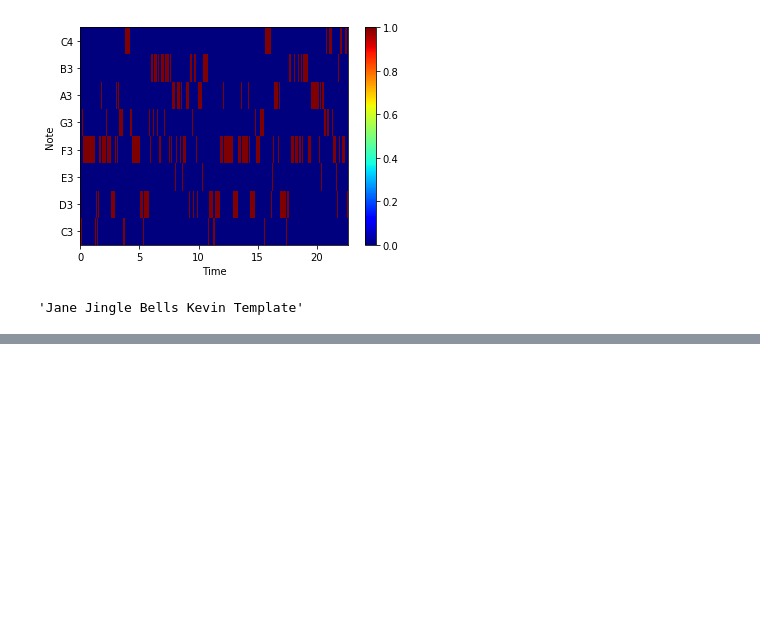
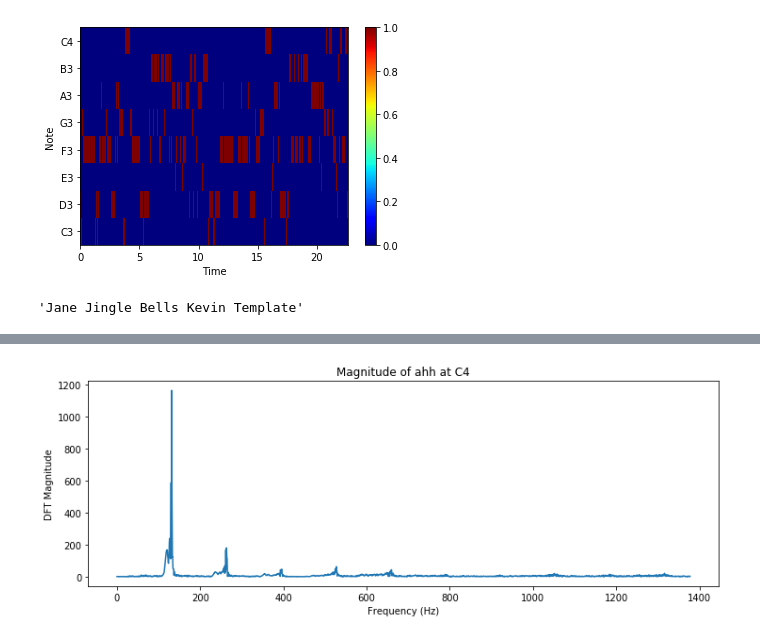
Before and after one commit to GabeQ/MusicStems, a Jupyter notebook: musicStemsFinalProj.ipynb, the cells around one changed output, grey strips where cells are left out. Saved outputs shown, nothing was run; the diff lists cells and outputs as text; code cells hidden in the pictures; blank space fills up the shorter version.

```diff
--- a/musicStemsFinalProj.ipynb
+++ b/musicStemsFinalProj.ipynb
@@ -1231,0 +972,4 @@ def melSpecApproach(db_Songs, db_Scales, sr=22050, n_mels=20, fmax=8000):
+# %%
+plotDFT(ahhAudio, sr, 'ahh at C4')
+# %% [output]
+[figure, added]
```
Also changed, not shown: parts of 96 cells of this notebook, 56 other files.
